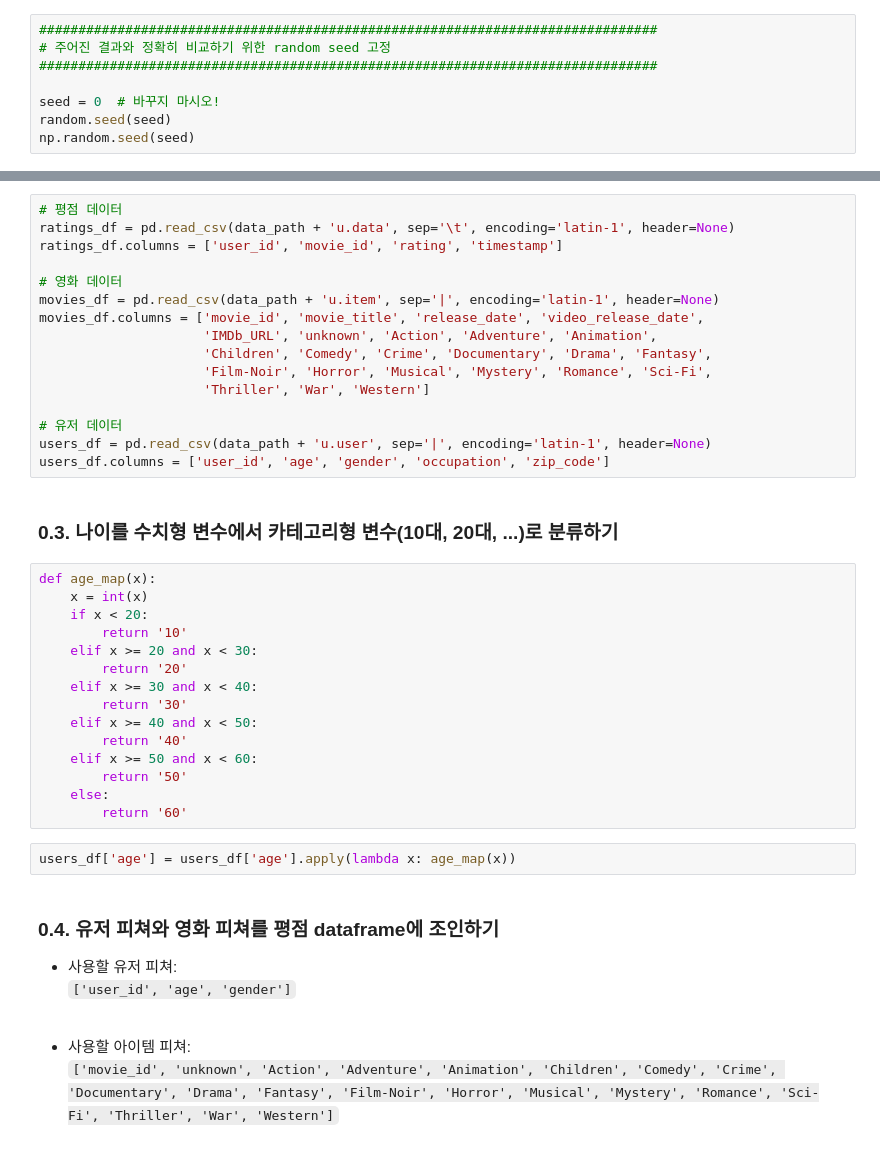
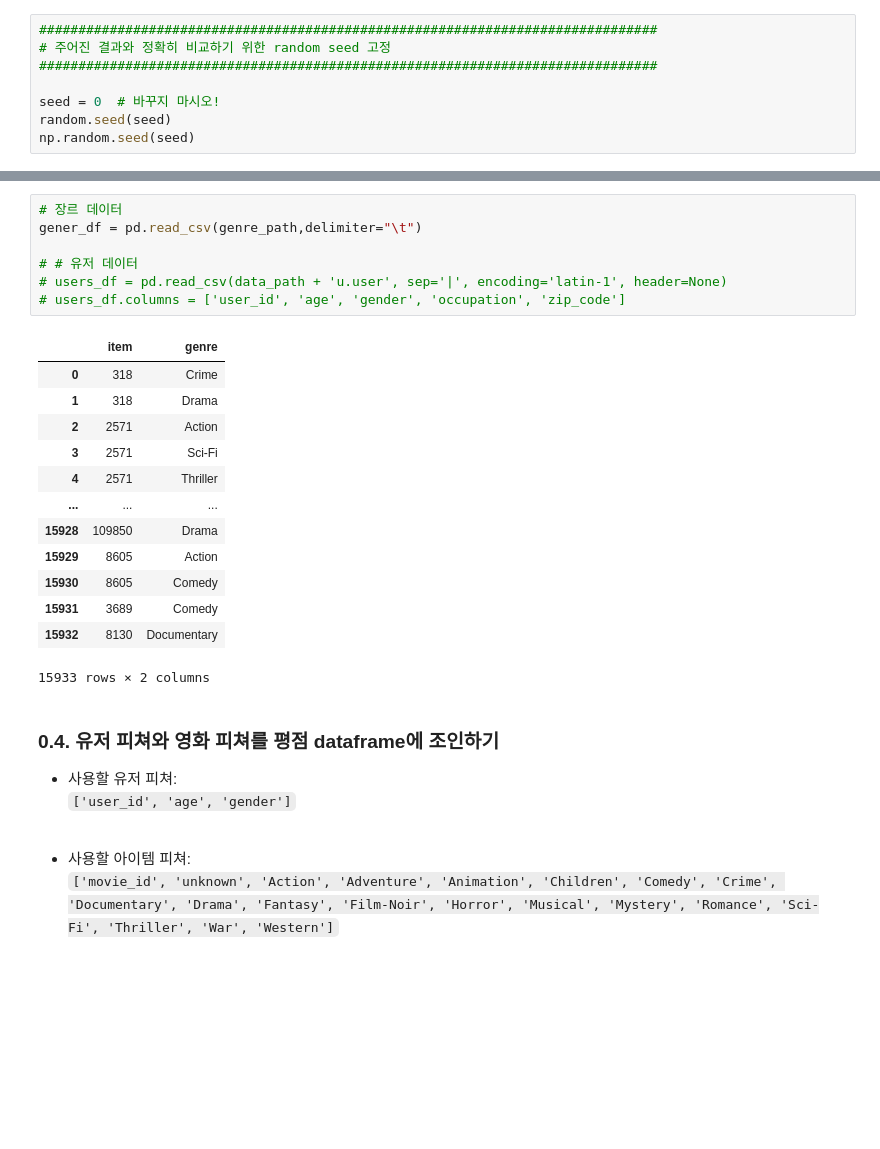
Before and after one commit to boostcampaitech3/level2-movie-recommendation-level2-recsys-07, a Jupyter notebook: MODELS/FFM/FFM.ipynb, the cells around one changed output, grey strips where cells are left out. Cells and saved outputs as stored; diff of their text form; blank space fills up the shorter version.

```diff
--- a/MODELS/FFM/13_FM+FFM_(정답).ipynb
+++ b/MODELS/FFM/FFM.ipynb
@@ -55,38 +54,24 @@ data_path = os.path.join(base_path, 'ml-100k/')
 # %%
-# 평점 데이터
-ratings_df = pd.read_csv(data_path + 'u.data', sep='\t', encoding='latin-1', header=None)
-ratings_df.columns = ['user_id', 'movie_id', 'rating', 'timestamp']
+# 장르 데이터
+gener_df = pd.read_csv(genre_path,delimiter="\t")
 
-# 영화 데이터
-movies_df = pd.read_csv(data_path + 'u.item', sep='|', encoding='latin-1', header=None)
-movies_df.columns = ['movie_id', 'movie_title', 'release_date', 'video_release_date',
-                     'IMDb_URL', 'unknown', 'Action', 'Adventure', 'Animation',
-                     'Children', 'Comedy', 'Crime', 'Documentary', 'Drama', 'Fantasy',
-                     'Film-Noir', 'Horror', 'Musical', 'Mystery', 'Romance', 'Sci-Fi',
-                     'Thriller', 'War', 'Western']
-
-# 유저 데이터
-users_df = pd.read_csv(data_path + 'u.user', sep='|', encoding='latin-1', header=None)
-users_df.columns = ['user_id', 'age', 'gender', 'occupation', 'zip_code']
+# # 유저 데이터
+# users_df = pd.read_csv(data_path + 'u.user', sep='|', encoding='latin-1', header=None)
+# users_df.columns = ['user_id', 'age', 'gender', 'occupation', 'zip_code']
+# %% [output]
+|  | item | genre |
+| 0 | 318 | Crime |
+| 1 | 318 | Drama |
+| 2 | 2571 | Action |
+| 3 | 2571 | Sci-Fi |
+| 4 | 2571 | Thriller |
+| ... | ... | ... |
+| 15928 | 109850 | Drama |
+| 15929 | 8605 | Action |
+| 15930 | 8605 | Comedy |
+| 15931 | 3689 | Comedy |
+| 15932 | 8130 | Documentary |
+15933 rows × 2 columns
-# %% [markdown]
-### 0.3. 나이를 수치형 변수에서 카테고리형 변수(10대, 20대, ...)로 분류하기
-# %%
-def age_map(x):
-    x = int(x)
-    if x < 20:
-        return '10'
-    elif x >= 20 and x < 30:
-        return '20'
-    elif x >= 30 and x < 40:
-        return '30'
-    elif x >= 40 and x < 50:
-        return '40'
-    elif x >= 50 and x < 60:
-        return '50'
-    else:
-        return '60'
-# %%
-users_df['age'] = users_df['age'].apply(lambda x: age_map(x))
 # %% [markdown]
 ### 0.4. 유저 피쳐와 영화 피쳐를 평점 dataframe에 조인하기
 
```
Also changed, not shown: parts of 9 cells of this notebook.
